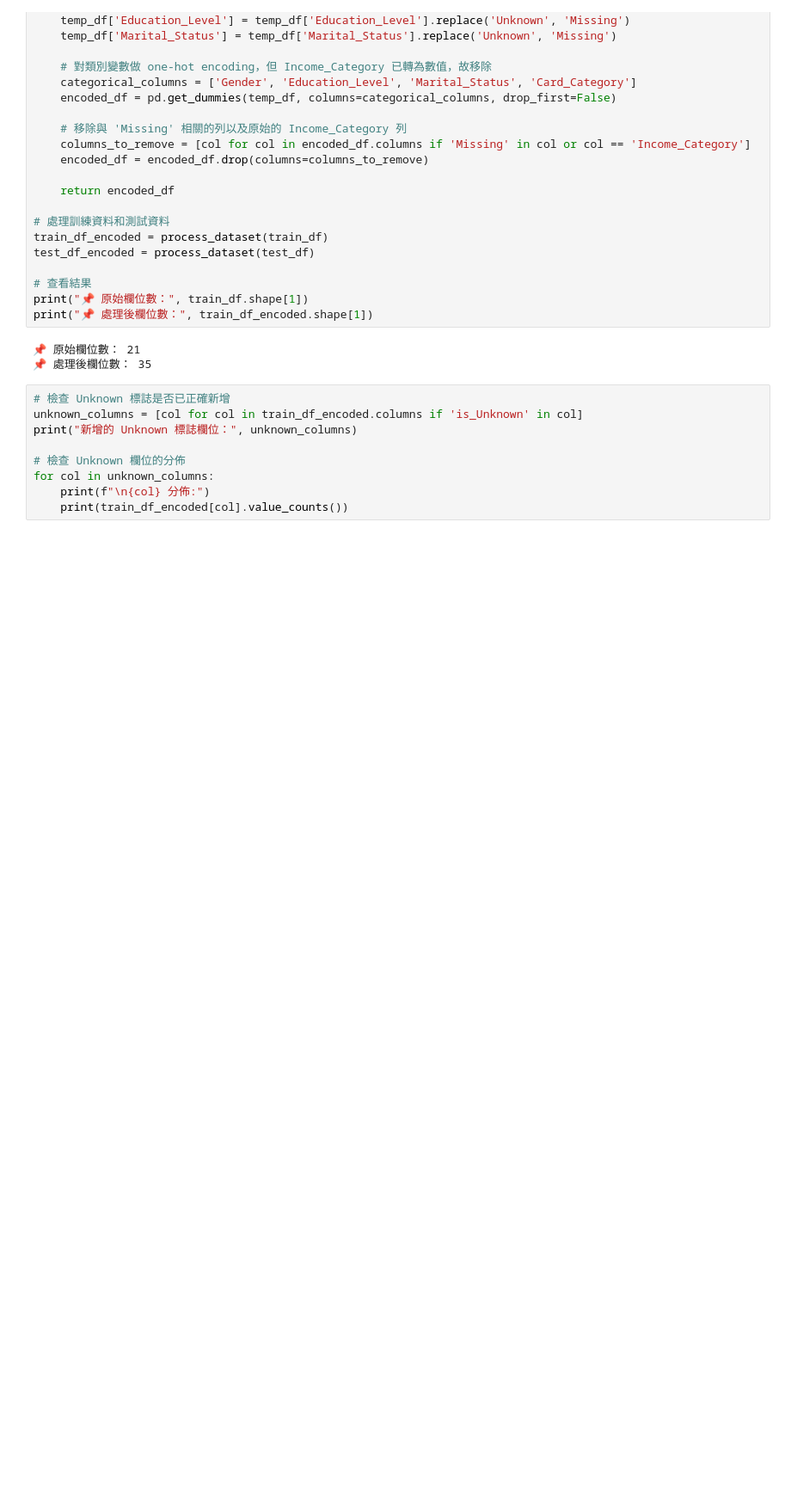
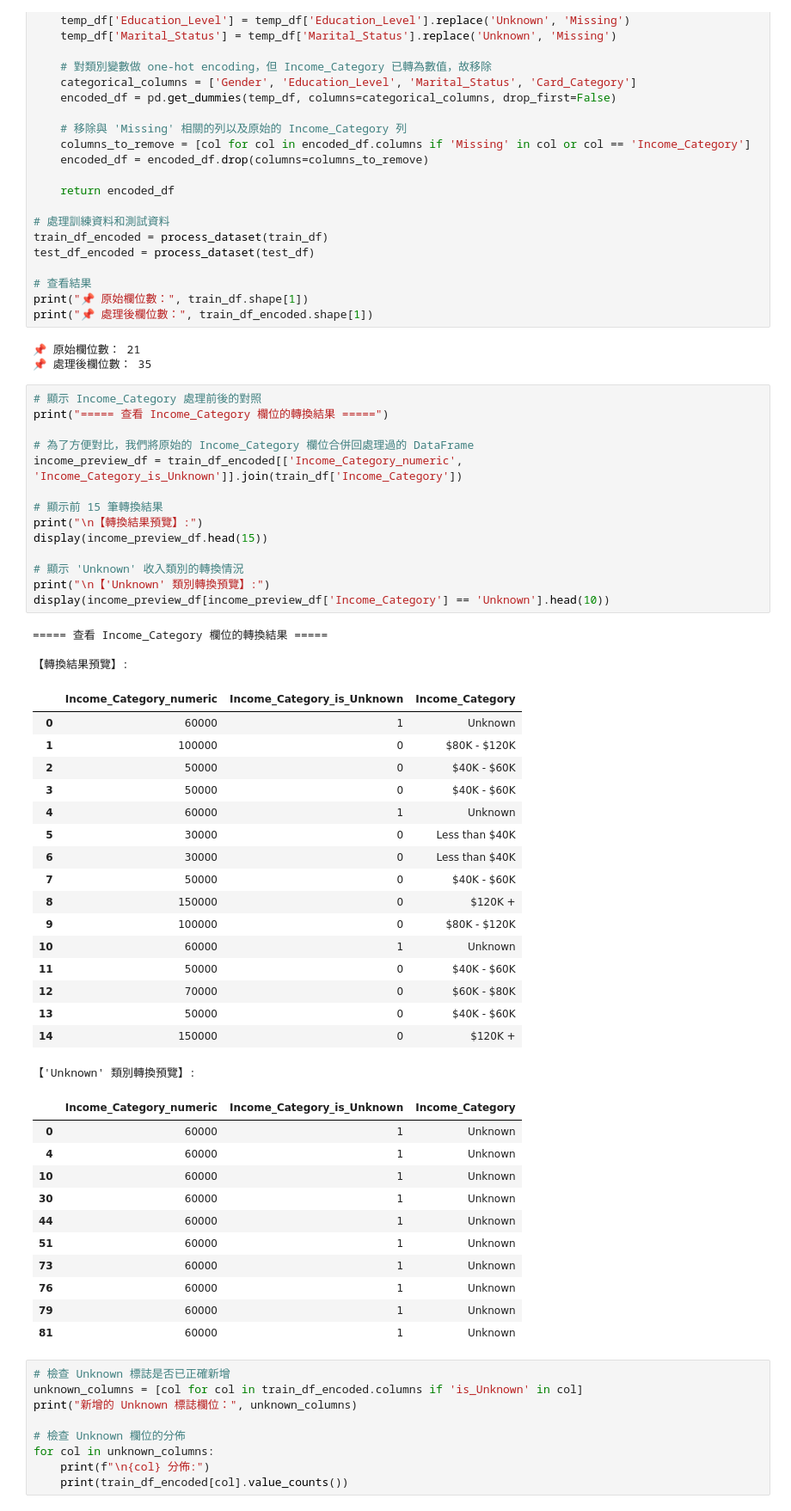
Before and after one commit to chiang00019/group4-bank-churn-prediction-, a Jupyter notebook: notebook/model_v3_income_median.ipynb, the cells around one changed output. Shown at 86% size. Cells and saved outputs as stored; diff of their text form; blank space fills up the shorter version.

```diff
--- a/notebook/model_v3_income_median.ipynb
+++ b/notebook/model_v3_income_median.ipynb
@@ -221,6 +221,52 @@ print("📌 處理後欄位數：", train_df_encoded.shape[1])
 # %% [output]
 📌 原始欄位數： 21
 📌 處理後欄位數： 35
+# %%
+# 顯示 Income_Category 處理前後的對照
+print("===== 查看 Income_Category 欄位的轉換結果 =====")
+
+# 為了方便對比，我們將原始的 Income_Category 欄位合併回處理過的 DataFrame
+income_preview_df = train_df_encoded[['Income_Category_numeric', 'Income_Category_is_Unknown']].join(train_df['Income_Category'])
+
+# 顯示前 15 筆轉換結果
+print("\n【轉換結果預覽】:")
+display(income_preview_df.head(15))
+
+# 顯示 'Unknown' 收入類別的轉換情況
+print("\n【'Unknown' 類別轉換預覽】:")
+display(income_preview_df[income_preview_df['Income_Category'] == 'Unknown'].head(10))
+# %% [output]
+===== 查看 Income_Category 欄位的轉換結果 =====
+
+【轉換結果預覽】:
+|  | Income_Category_numeric | Income_Category_is_Unknown | Income_Category |
+| 0 | 60000 | 1 | Unknown |
+| 1 | 100000 | 0 | $80K - $120K |
+| 2 | 50000 | 0 | $40K - $60K |
+| 3 | 50000 | 0 | $40K - $60K |
+| 4 | 60000 | 1 | Unknown |
+| 5 | 30000 | 0 | Less than $40K |
+| 6 | 30000 | 0 | Less than $40K |
+| 7 | 50000 | 0 | $40K - $60K |
+| 8 | 150000 | 0 | $120K + |
+| 9 | 100000 | 0 | $80K - $120K |
+| 10 | 60000 | 1 | Unknown |
+| 11 | 50000 | 0 | $40K - $60K |
+| 12 | 70000 | 0 | $60K - $80K |
+| 13 | 50000 | 0 | $40K - $60K |
+| 14 | 150000 | 0 | $120K + |
+【'Unknown' 類別轉換預覽】:
+|  | Income_Category_numeric | Income_Category_is_Unknown | Income_Category |
+| 0 | 60000 | 1 | Unknown |
+| 4 | 60000 | 1 | Unknown |
+| 10 | 60000 | 1 | Unknown |
+| 30 | 60000 | 1 | Unknown |
+| 44 | 60000 | 1 | Unknown |
+| 51 | 60000 | 1 | Unknown |
+| 73 | 60000 | 1 | Unknown |
+| 76 | 60000 | 1 | Unknown |
+| 79 | 60000 | 1 | Unknown |
+| 81 | 60000 | 1 | Unknown |
 # %%
 # 檢查 Unknown 標誌是否已正確新增
 unknown_columns = [col for col in train_df_encoded.columns if 'is_Unknown' in col]
```
Also changed, not shown: 4 other files.
